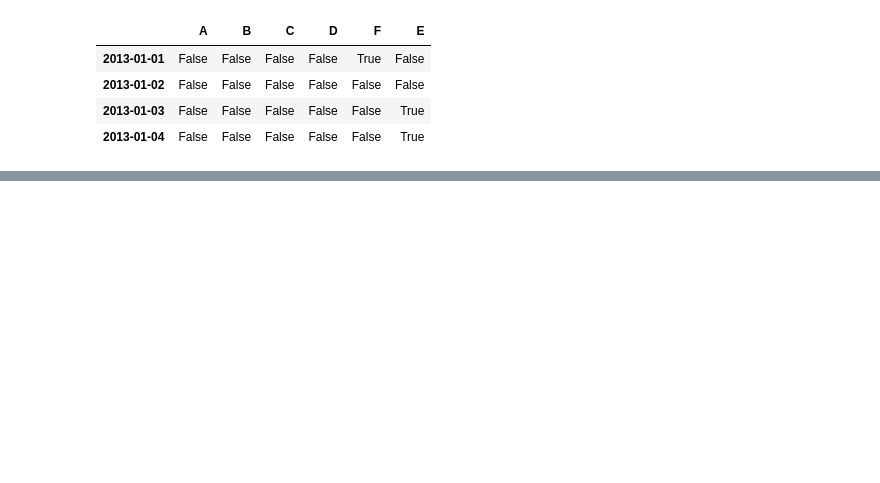
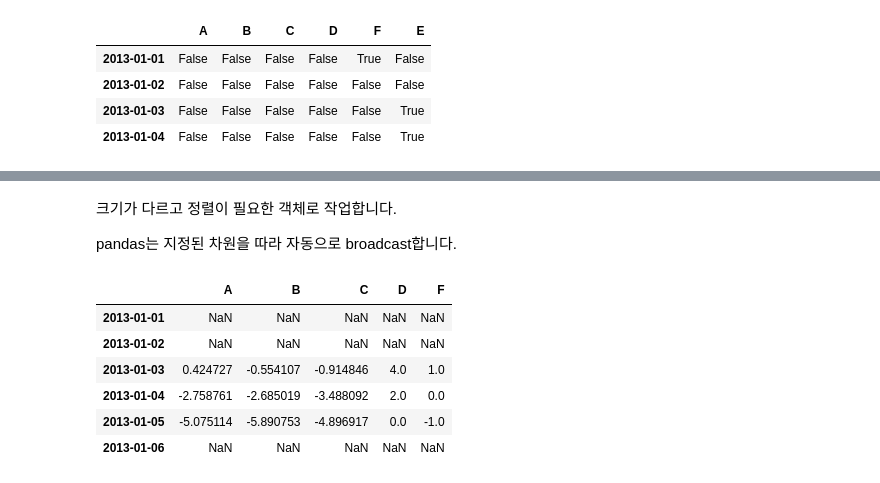
Before and after one commit to HwangHanJae/DataScience_Basic_Tect, a Jupyter notebook: pandas_10minutes_tutorial.ipynb, the cells around one changed output, grey strips where cells are left out. Saved outputs shown, nothing was run; the diff lists cells and outputs as text; code cells hidden in the pictures; blank space fills up the shorter version.

```diff
--- a/pandas_10minutes_tutorial.ipynb
+++ b/pandas_10minutes_tutorial.ipynb
@@ -531,0 +565,3 @@ pd.isna(df1)
+# %%
+s = pd.Series([1,3,5,np.nan,6,8], index=dates).shift(2)
+s
@@ -531,0 +576,14 @@ pd.isna(df1)
+# %% [markdown]
+크기가 다르고 정렬이 필요한 객체로 작업합니다.
+
+pandas는 지정된 차원을 따라 자동으로 broadcast합니다.
+# %%
+df.sub(s, axis='index')
+# %% [output]
+|  | A | B | C | D | F |
+| 2013-01-01 | NaN | NaN | NaN | NaN | NaN |
+| 2013-01-02 | NaN | NaN | NaN | NaN | NaN |
+| 2013-01-03 | 0.424727 | -0.554107 | -0.914846 | 4.0 | 1.0 |
+| 2013-01-04 | -2.758761 | -2.685019 | -3.488092 | 2.0 | 0.0 |
+| 2013-01-05 | -5.075114 | -5.890753 | -4.896917 | 0.0 | -1.0 |
+| 2013-01-06 | NaN | NaN | NaN | NaN | NaN |
```
Also changed, not shown: parts of 49 cells of this notebook.
